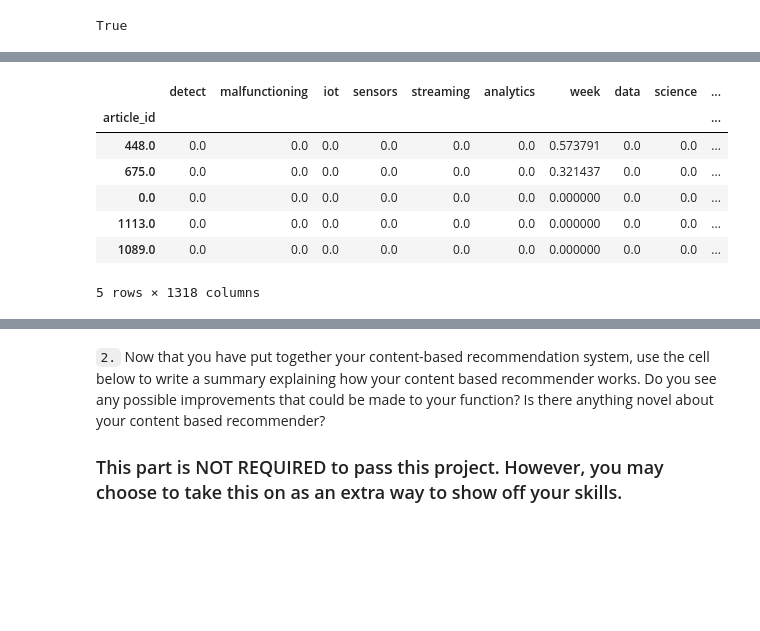
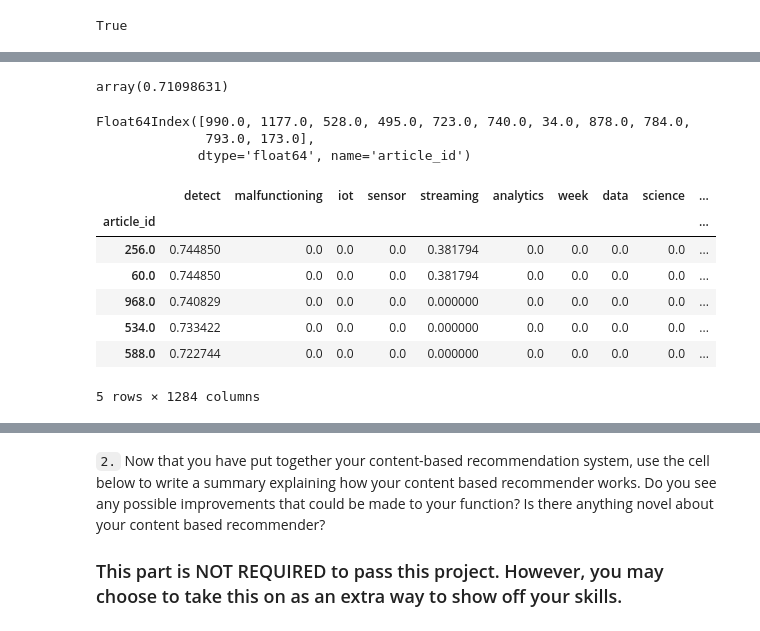
Before and after one commit to huli/dsnd, a Jupyter notebook: recommendations-with-ibm/Recommendations_with_IBM.ipynb, the cells around one changed output, grey strips where cells are left out. Drawn from its saved outputs; the diff is of its cells as text; code cells hidden in the pictures; blank space fills up the shorter version.

```diff
--- a/recommendations-with-ibm/Recommendations_with_IBM.ipynb
+++ b/recommendations-with-ibm/Recommendations_with_IBM.ipynb
@@ -710,0 +699,24 @@ tfidf_matrix.index = unique_articles.index
+# %%
+# Create own tokenizer for adding lemmatization
+
+stop_words = stopwords.words("english")
+lemmatizer = WordNetLemmatizer()
+
+def tokenize(text):
+    '''
+    Tokenizes text and adds lemmatization
+    '''
+
+    # normalize case and remove punctuation
+    text = re.sub(r"[^\w]", " ", text.lower())
+
+    # tokenize text
+    tokens = word_tokenize(text)
+
+    # lemmatize andremove stop words
+    tokens = [lemmatizer.lemmatize(word) for word in tokens if word not in stop_words]
+
+    # Remove tokens that are to short
+    tokens = [token for token in tokens if not len(token) < 3]
+
+    return tokens
@@ -710,0 +749,7 @@ tfidf_matrix.index = unique_articles.index
+# %%
+# Create tfidf matrix with all tokenized text
+vectorizer = TfidfVectorizer(tokenizer=tokenize)
+X = vectorizer.fit_transform(unique_articles.title.values)
+
+tfidf_matrix = pd.DataFrame(X.toarray(), columns=vectorizer.get_feature_names())
+tfidf_matrix.set_index(unique_articles.index, inplace=True)
@@ -711,11 +849,21 @@ tfidf_matrix.index = unique_articles.index
+# %%
+tfidf_matrix[tfidf_matrix[word] > 0.0].sort_values(word, ascending=False)[word].values
+# %% [output]
+array(0.71098631)
+# %%
+tfidf_matrix[tfidf_matrix['analytics'] != 0.0].sort_values('analytics', ascending=False).index
+# %% [output]
+Float64Index([990.0, 1177.0, 528.0, 495.0, 723.0, 740.0, 34.0, 878.0, 784.0,
+              793.0, 173.0],
+             dtype='float64', name='article_id')
 # %%
-tfidf_matrix.sort_values('week', ascending=False).head()
+tfidf_matrix.sort_values('detect', ascending=False).head()
 # %% [output]
-|  | detect | malfunctioning | iot | sensors | streaming | analytics | week | data | science | ... |
+|  | detect | malfunctioning | iot | sensor | streaming | analytics | week | data | science | ... |
 | article_id |  |  |  |  |  |  |  |  |  | ... |
-| 448.0 | 0.0 | 0.0 | 0.0 | 0.0 | 0.0 | 0.0 | 0.573791 | 0.0 | 0.0 | ... |
-| 675.0 | 0.0 | 0.0 | 0.0 | 0.0 | 0.0 | 0.0 | 0.321437 | 0.0 | 0.0 | ... |
-| 0.0 | 0.0 | 0.0 | 0.0 | 0.0 | 0.0 | 0.0 | 0.000000 | 0.0 | 0.0 | ... |
-| 1113.0 | 0.0 | 0.0 | 0.0 | 0.0 | 0.0 | 0.0 | 0.000000 | 0.0 | 0.0 | ... |
-| 1089.0 | 0.0 | 0.0 | 0.0 | 0.0 | 0.0 | 0.0 | 0.000000 | 0.0 | 0.0 | ... |
+| 256.0 | 0.744850 | 0.0 | 0.0 | 0.0 | 0.381794 | 0.0 | 0.0 | 0.0 | 0.0 | ... |
+| 60.0 | 0.744850 | 0.0 | 0.0 | 0.0 | 0.381794 | 0.0 | 0.0 | 0.0 | 0.0 | ... |
+| 968.0 | 0.740829 | 0.0 | 0.0 | 0.0 | 0.000000 | 0.0 | 0.0 | 0.0 | 0.0 | ... |
+| 534.0 | 0.733422 | 0.0 | 0.0 | 0.0 | 0.000000 | 0.0 | 0.0 | 0.0 | 0.0 | ... |
+| 588.0 | 0.722744 | 0.0 | 0.0 | 0.0 | 0.000000 | 0.0 | 0.0 | 0.0 | 0.0 | ... |
-5 rows × 1318 columns
+5 rows × 1284 columns
```
Also changed, not shown: parts of 21 cells of this notebook.
